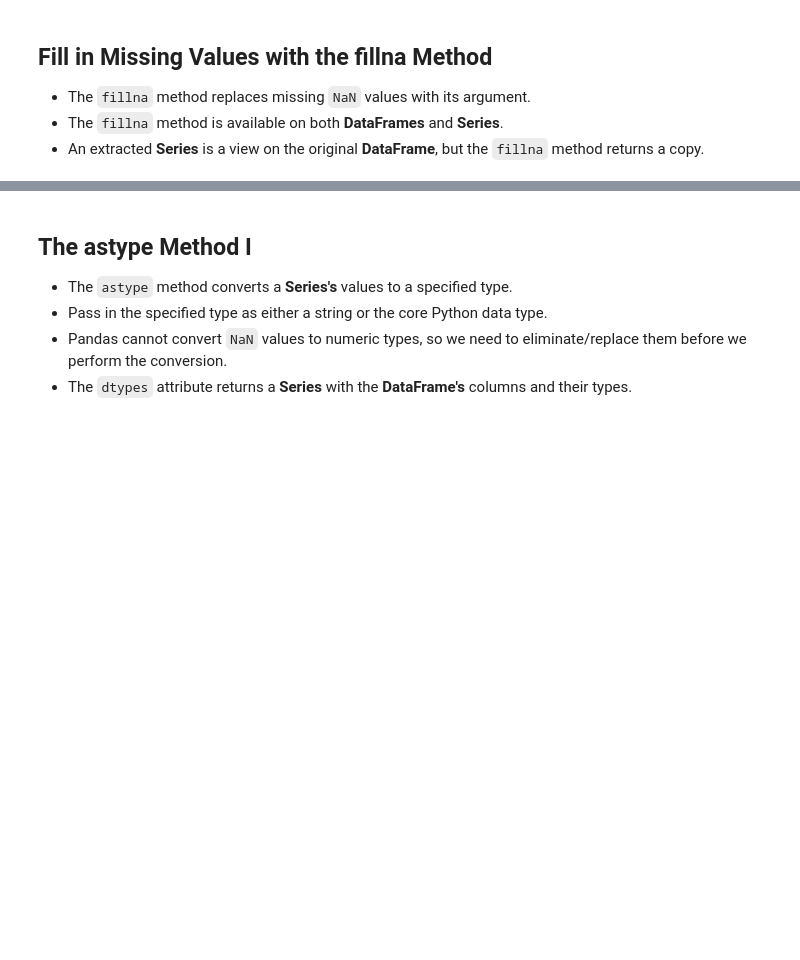
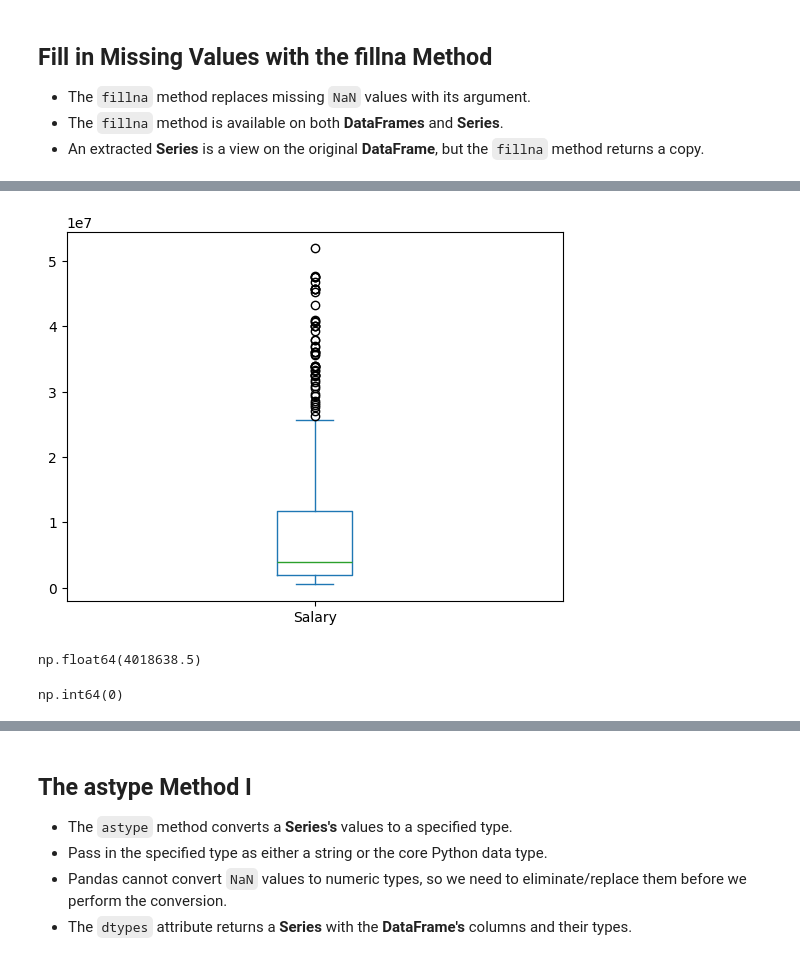
Before and after one commit to sthasarita/Pandas, a Jupyter notebook: DataFrames I - Introduction.ipynb, the cells around one changed output, grey strips where cells are left out. Cells and saved outputs as stored; diff of their text form; code cells hidden in the pictures; blank space fills up the shorter version.

```diff
--- a/DataFrames I - Introduction.ipynb
+++ b/DataFrames I - Introduction.ipynb
@@ -962,0 +1220,3 @@ nba["College"] = nba["College"].fillna(value="Unknown")
+# %%
+nba = pd.read_csv("nba.csv")
+nba
@@ -964,0 +1256,12 @@ nba
+# %%
+import matplotlib.pyplot as plt
+nba["Salary"].plot.box()
+plt.show()
+# %% [output]
+[figure, added]
+# %%
+# as there are lots of outliers so we are using median
+salary_median = nba["Salary"].median()
+salary_median
+# %% [output]
+np.float64(4018638.5)
@@ -964,0 +1271,4 @@ nba
+# %%
+nba["Salary"].isnull().sum()
+# %% [output]
+np.int64(0)
```
Also changed, not shown: parts of 98 cells of this notebook.
